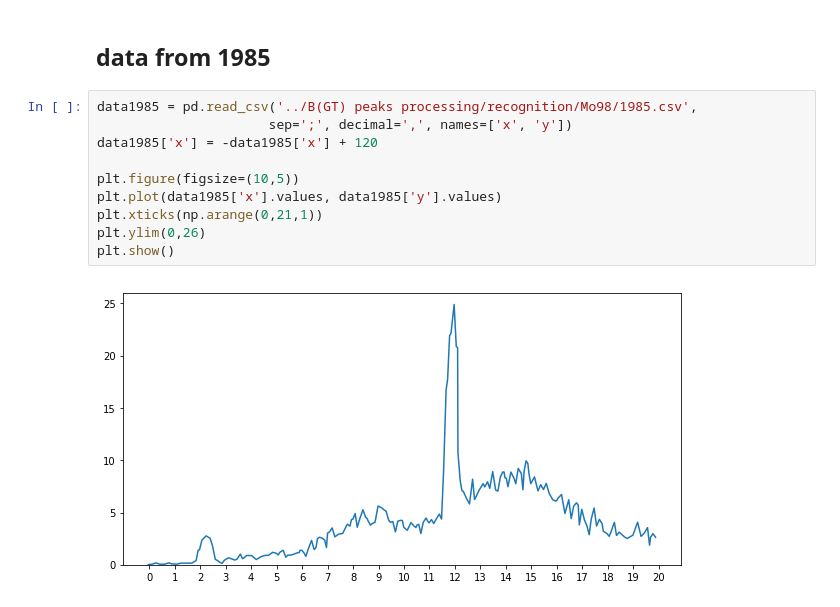
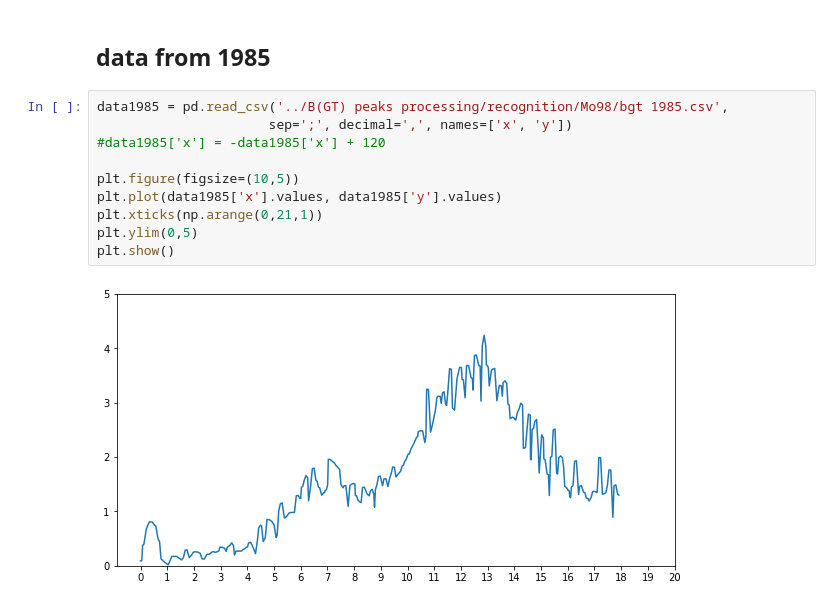
Before and after one commit to Almaz93/neutrino, a Jupyter notebook: double_beta_decay/Almaz's work/calculation/decomposition-Mo100.ipynb, the cells around one changed output. Cells and saved outputs as stored; diff of their text form.

```diff
--- a/double_beta_decay/Almaz's work/calculation/decomposition-Mo100.ipynb
+++ b/double_beta_decay/Almaz's work/calculation/decomposition-Mo100.ipynb
@@ -748,16 +748,16 @@ trapz(Koeff_y_norm[Koeff_x_values<3], Koeff_x_values[Koeff_x_values<3]), trapz(K
 # %% [markdown]
 ## data from 1985
 # %%
-data1985 = pd.read_csv('../B(GT) peaks processing/recognition/Mo98/1985.csv',
+data1985 = pd.read_csv('../B(GT) peaks processing/recognition/Mo98/bgt 1985.csv',
                       sep=';', decimal=',', names=['x', 'y'])
-data1985['x'] = -data1985['x'] + 120
+#data1985['x'] = -data1985['x'] + 120
 
 plt.figure(figsize=(10,5))
 plt.plot(data1985['x'].values, data1985['y'].values)
 plt.xticks(np.arange(0,21,1))
-plt.ylim(0,26)
+plt.ylim(0,5)
 plt.show()
 # %% [output]
-[figure, old version]
+[figure, new version]
 # %%
 total_mod = Model(breit_vigner3,prefix='pigmy1_') \
```
Also changed, not shown: parts of 10 cells of this notebook, 14 other files.
